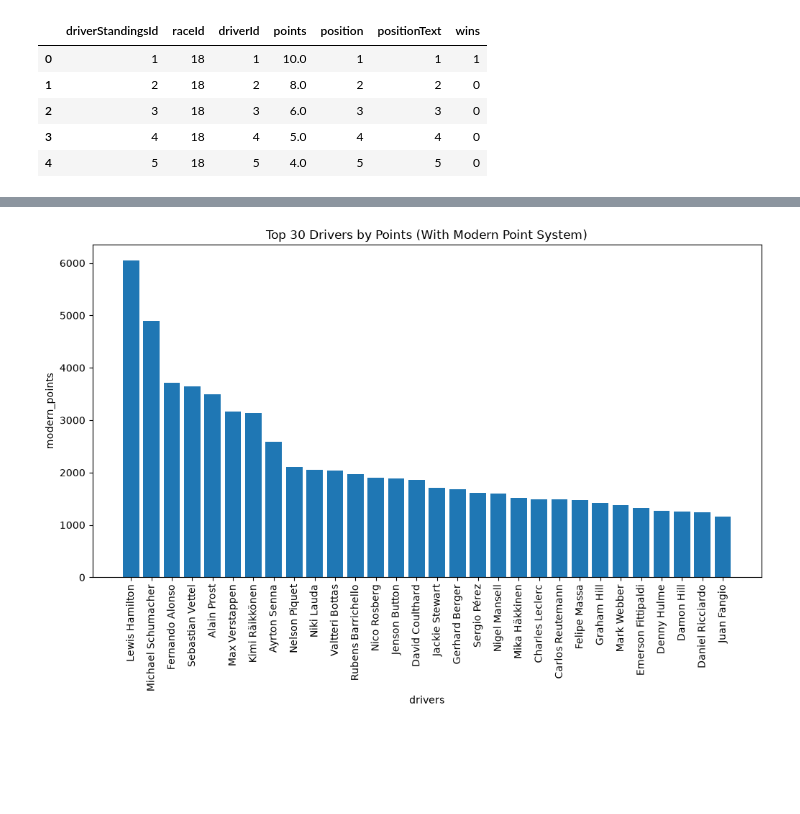
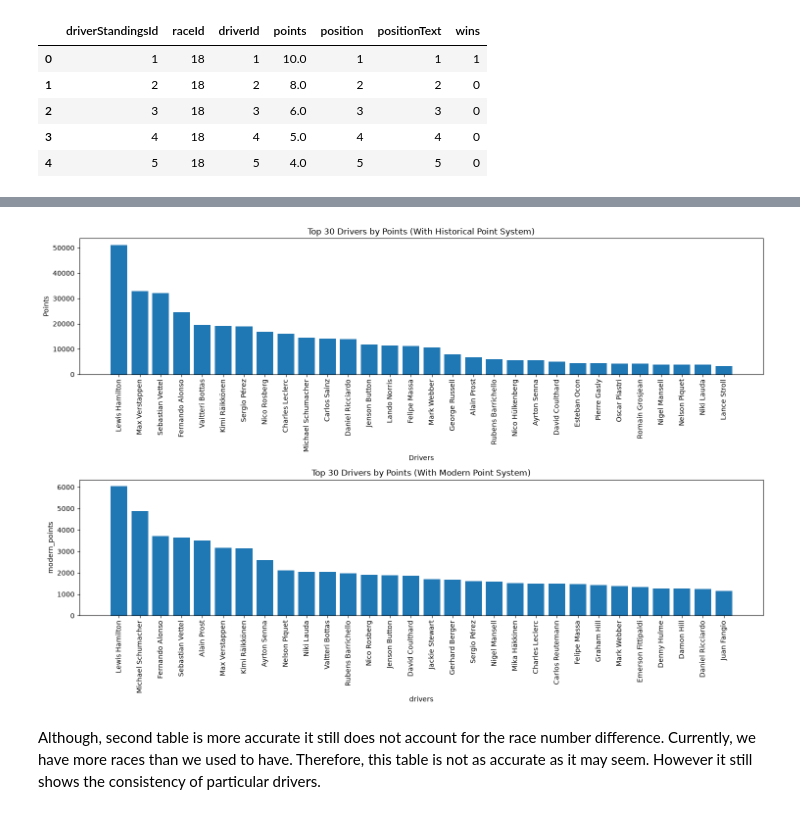
Before and after one commit to Solekovich/formula_1_driver_analysis, a Jupyter notebook: notebooks/eda.ipynb, the cells around one changed output, grey strips where cells are left out. Saved outputs shown, nothing was run; the diff lists cells and outputs as text; code cells hidden in the pictures; blank space fills up the shorter version.

Commit message:
preprocessed races.csv.Figure of modern and historical point systems.

```diff
--- a/notebooks/eda.ipynb
+++ b/notebooks/eda.ipynb
@@ -5,6 +2,8 @@ C:\Users\Techno\.cache\kagglehub\datasets\rohanrao\formula-1-world-championship-
 import pandas as pd
 import numpy as np
 import matplotlib.pyplot as plt
+# %%
+path = "../data/raw"
 # %%
 status = pd.read_csv(path + "/status.csv")
 status.head()
@@ -140,14 +95,25 @@ top30_drivers_by_points_recalculated = pd.merge(top30_drivers_by_points_recalcul
-# %%
-labels_recalculated = (top30_drivers_by_points_recalculated["forename"] + " " + top30_drivers_by_points_recalculated["surname"])
-
-plt.figure(figsize=(12, 6))
-
-plt.bar(labels_recalculated, top30_drivers_by_points_recalculated["modern_points"])
-plt.xticks(rotation=90)
-plt.xlabel("drivers")
-plt.ylabel("modern_points")
-plt.title("Top 30 Drivers by Points (With Modern Point System)")
-
-plt.show()
-# %% [output]
-[figure, removed]
+# %%
+
+fig, axes = plt.subplots(2, 1, figsize=(15, 10))
+
+axes[0].bar(labels, top30_drivers_by_points["points"])
+axes[0].set_xlabel("Drivers")
+axes[0].set_ylabel("Points")
+axes[0].set_title("Top 30 Drivers by Points (With Historical Point System)")
+axes[0].tick_params(axis="x", rotation=90)
+
+axes[1].bar(labels_recalculated, top30_drivers_by_points_recalculated["modern_points"])
+axes[1].set_xlabel("drivers")
+axes[1].set_ylabel("modern_points")
+axes[1].set_title("Top 30 Drivers by Points (With Modern Point System)")
+axes[1].tick_params(axis="x", rotation=90)
+
+fig.tight_layout()
+plt.savefig(
+    "../reports/figures/driver_points_modern_vs_historical.png",
+    bbox_inches="tight"
+)
+# %% [output]
+[figure, added]
+# %% [markdown]
+Although, second table is more accurate it still does not account for the race number difference. Currently, we have more races than we used to have. Therefore, this table is not as accurate as it may seem. However it still shows the consistency of particular drivers.
```
Also changed, not shown: parts of 6 cells of this notebook, 2 other files.
